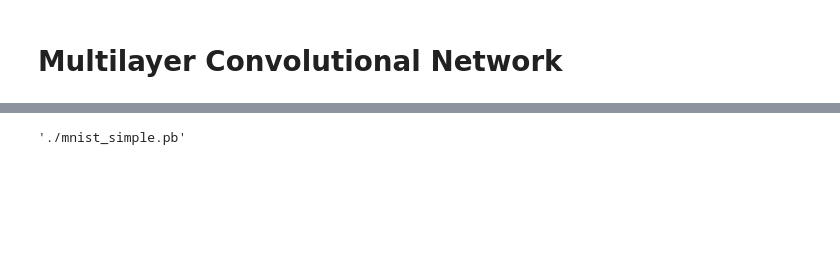
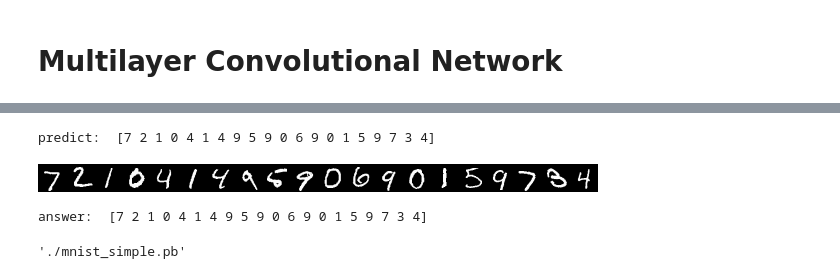
Before and after one commit to mangoicestar/tf-keras-tutorial, a Jupyter notebook: basic/02-From tf to MNIST.ipynb, the cells around one changed output, grey strips where cells are left out. Drawn from its saved outputs; the diff is of its cells as text; code cells hidden in the pictures; blank space fills up the shorter version.

```diff
--- a/basic/02-From tf to MNIST.ipynb
+++ b/basic/02-From tf to MNIST.ipynb
@@ -179,10 +186,10 @@ Y_ = tf.placeholder(tf.float32, shape=[None, 10], name="Y_")
 # %%
 # 設定 weight 和 bais
 def weight_variable(shape):
-    initial = tf.truncated_normal(shape, stddev=0.1)
+    initial = tf.truncated_normal(shape=shape, stddev=0.1)
     return tf.Variable(initial, name ='W')
 def bias_variable(shape):
-    initial = tf.constant(0.1, shape=shape)
+    initial = tf.constant(value=0.1, shape=shape)
     return tf.Variable(initial, name = 'b')
 # %%
 # 設定 cnn 的 layers
@@ -279,3 +295,14 @@ np.mean([accuracy.eval({X: test_X[i:i+1000],
+# %%
+predict_raw = Y.eval(feed_dict={X: test_X[0:20],keep_prob: 1.0})
+predict_raw_pd = pd.DataFrame(predict_raw)
+prediction = predict_raw_pd.apply(np.argmax,axis=1)
+print('predict: ',prediction.values)
+showX(test_X[:20])
+print('answer: ',test_y[:20])
+# %% [output]
+predict:  [7 2 1 0 4 1 4 9 5 9 0 6 9 0 1 5 9 7 3 4]
+[figure, added]
+answer:  [7 2 1 0 4 1 4 9 5 9 0 6 9 0 1 5 9 7 3 4]
 # %%
 tf.train.write_graph(sess.graph_def, "./", "mnist_simple.pb", as_text=False)
 # %% [output]
```
Also changed, not shown: parts of 13 cells of this notebook, 1 other file.
